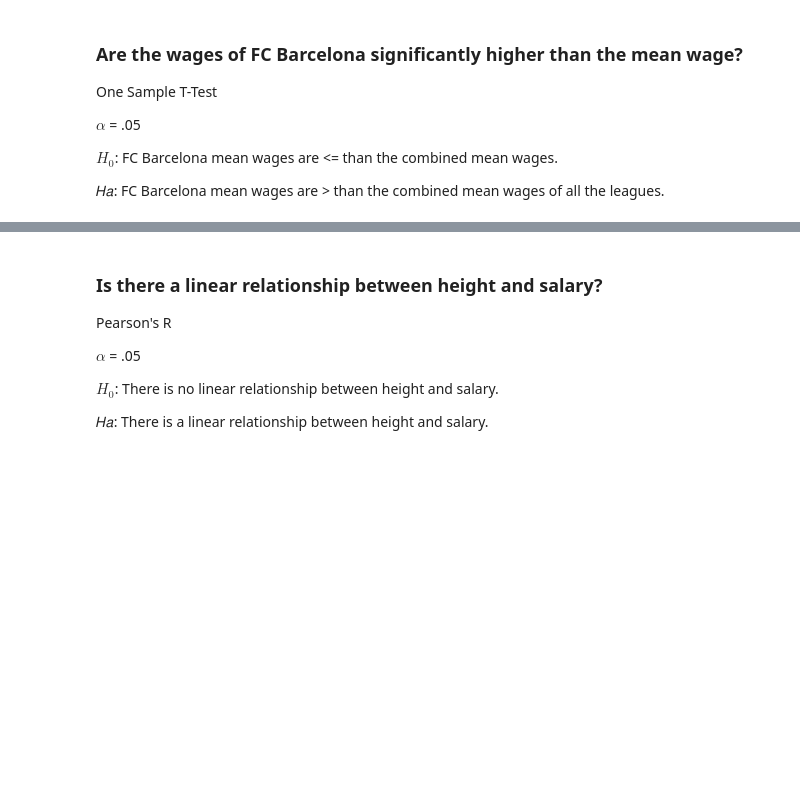
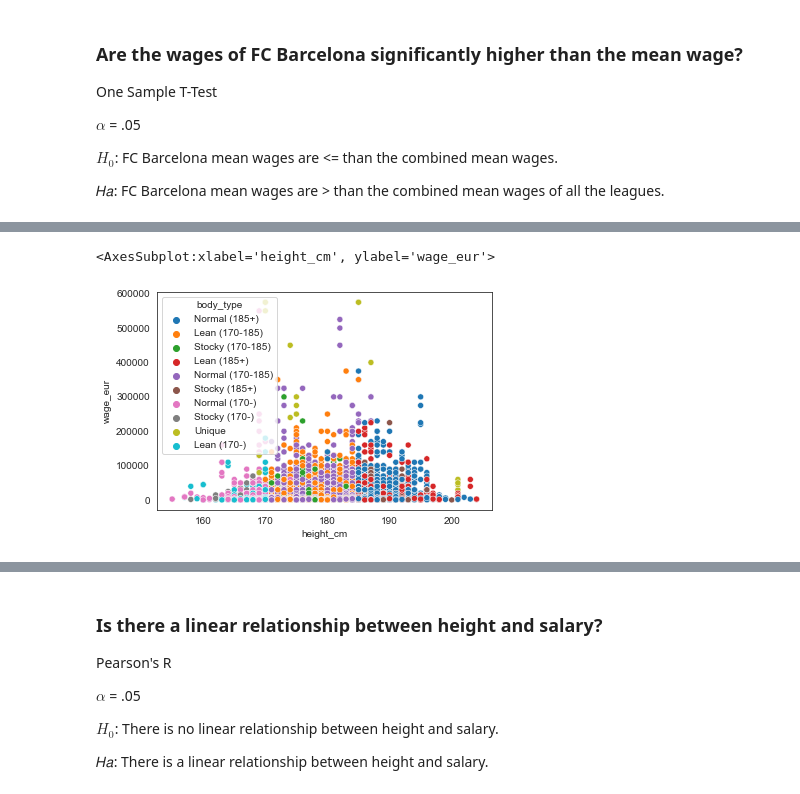
Before and after one commit to Jules-Ray-Kayla-Bert-Capstone-FiFA/fifa, a Jupyter notebook: Jules/jules_eda.ipynb, the cells around one changed output, grey strips where cells are left out. Drawn from its saved outputs; the diff is of its cells as text; code cells hidden in the pictures; blank space fills up the shorter version.

```diff
--- a/Jules/jules_eda.ipynb
+++ b/Jules/jules_eda.ipynb
@@ -75,6 +71,0 @@ df.head()
-# %%
-#subset by gk only
-gk = df.loc[df['club_position'] == 'GK']
-
-#subset w/o gk
-df = df.loc[df['club_position'] != 'GK']
@@ -672,0 +657,8 @@ sns.scatterplot(data = train,
+# %%
+sns.scatterplot(data = train,
+                x = 'height_cm',
+               y = 'wage_eur',
+               hue = 'body_type')
+# %% [output]
+<AxesSubplot:xlabel='height_cm', ylabel='wage_eur'>
+[figure, added]
```
Also changed, not shown: parts of 82 cells of this notebook.
